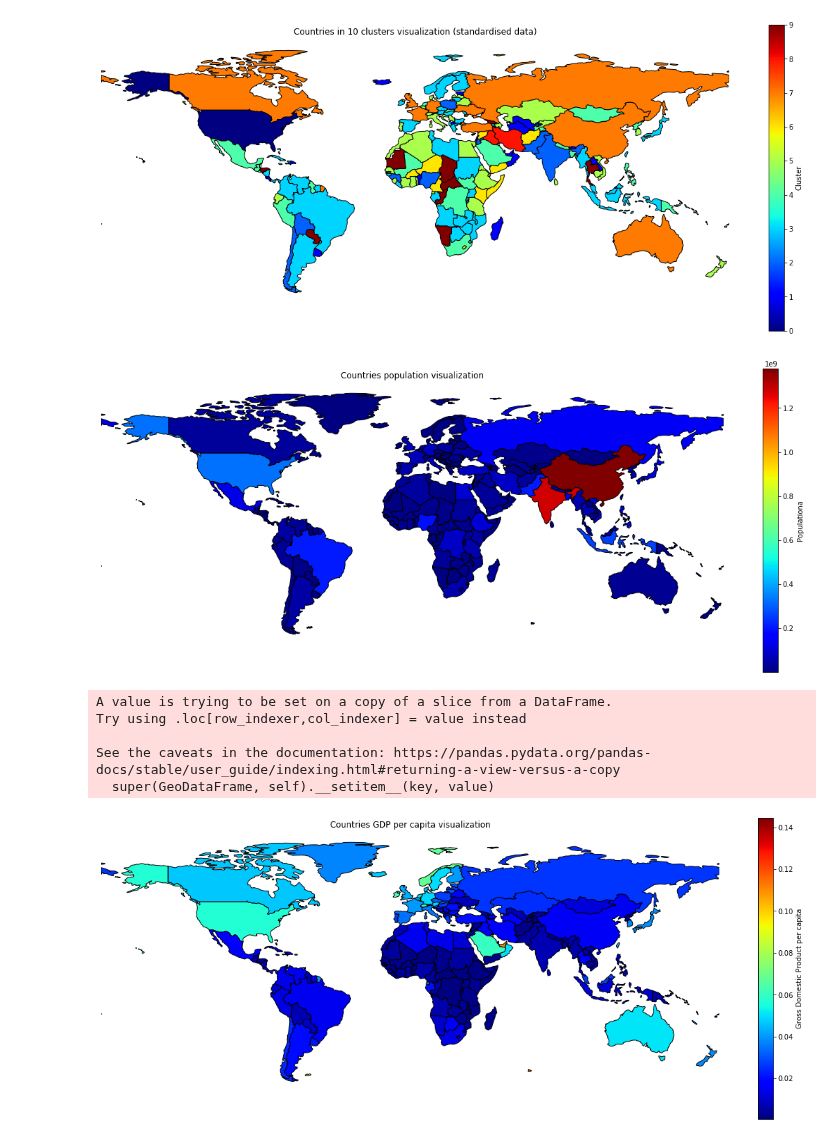
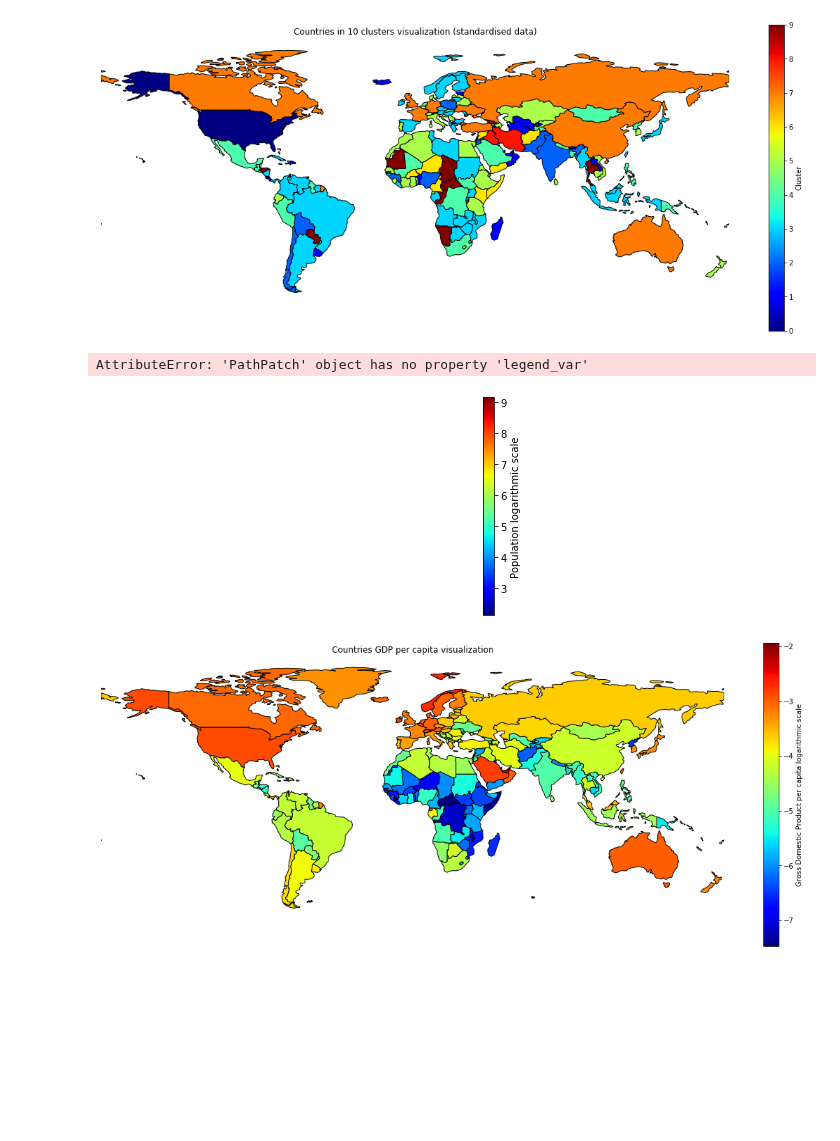
Before and after one commit to mijapa/GDELT, a Jupyter notebook: Clusters_map.ipynb, the cells around one changed output. Saved outputs shown, nothing was run; the diff lists cells and outputs as text; code cells hidden in the pictures; blank space fills up the shorter version.

Commit message:
Change population and gdp maps scale to logarithmic

```diff
--- a/Clusters_map.ipynb
+++ b/Clusters_map.ipynb
@@ -25,27 +26,24 @@ g.figure.set_size_inches(20,8)
 # %%
 world = world[(world.pop_est>0) & (world.name!="Antarctica")]
 
 g = geoplot.choropleth(
-    world, hue=world.pop_est, figsize=(8, 4), legend=True, cmap='jet',
-    legend_kwargs={'label': "Populationa"}
+    world, hue=np.log10(world.pop_est), figsize=(8, 4), legend=True, cmap='jet',
+    legend_kwargs={'label': "Population logarithmic scale"},
+    legend_var=world.pop_est
 )
 g.set_title("Countries population visualization")
 g.figure.set_size_inches(20,8)
 # %% [output]
+AttributeError: 'PathPatch' object has no property 'legend_var'
-[figure, old version]
+[figure, new version]
 # %%
 world['gdp_per_cap'] = world.gdp_md_est / world.pop_est
 
 g = geoplot.choropleth(
-    world, hue=world.gdp_per_cap, figsize=(8, 4), legend=True, cmap='jet',
-    legend_kwargs={'label': "Gross Domestic Product per capita"}
+    world, hue=np.log(world.gdp_per_cap), figsize=(8, 4), legend=True, cmap='jet',
+    legend_kwargs={'label': "Gross Domestic Product per capita logarithmic scale"},
 )
 g.set_title("Countries GDP per capita visualization")
 g.figure.set_size_inches(20,8)
 # %% [output]
-A value is trying to be set on a copy of a slice from a DataFrame.
-Try using .loc[row_indexer,col_indexer] = value instead
-
-See the caveats in the documentation: https://pandas.pydata.org/pandas-docs/stable/user_guide/indexing.html#returning-a-view-versus-a-copy
-  super(GeoDataFrame, self).__setitem__(key, value)
-[figure, old version]
+[figure, new version]
```
Also changed, not shown: parts of 1 cell of this notebook.
